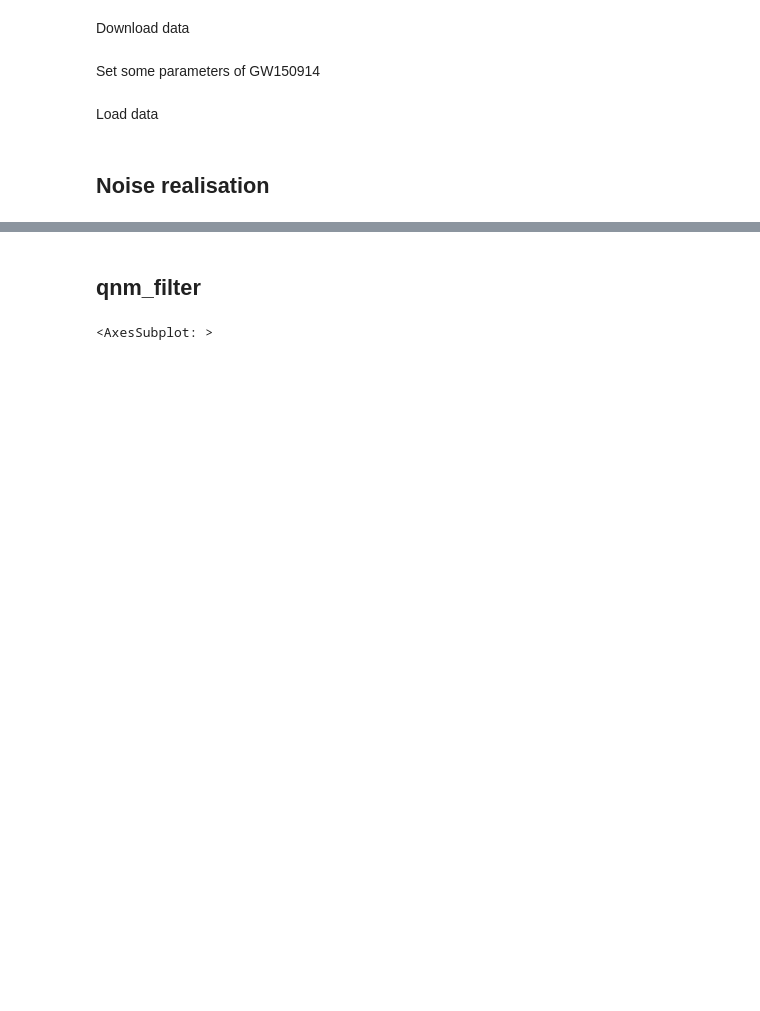
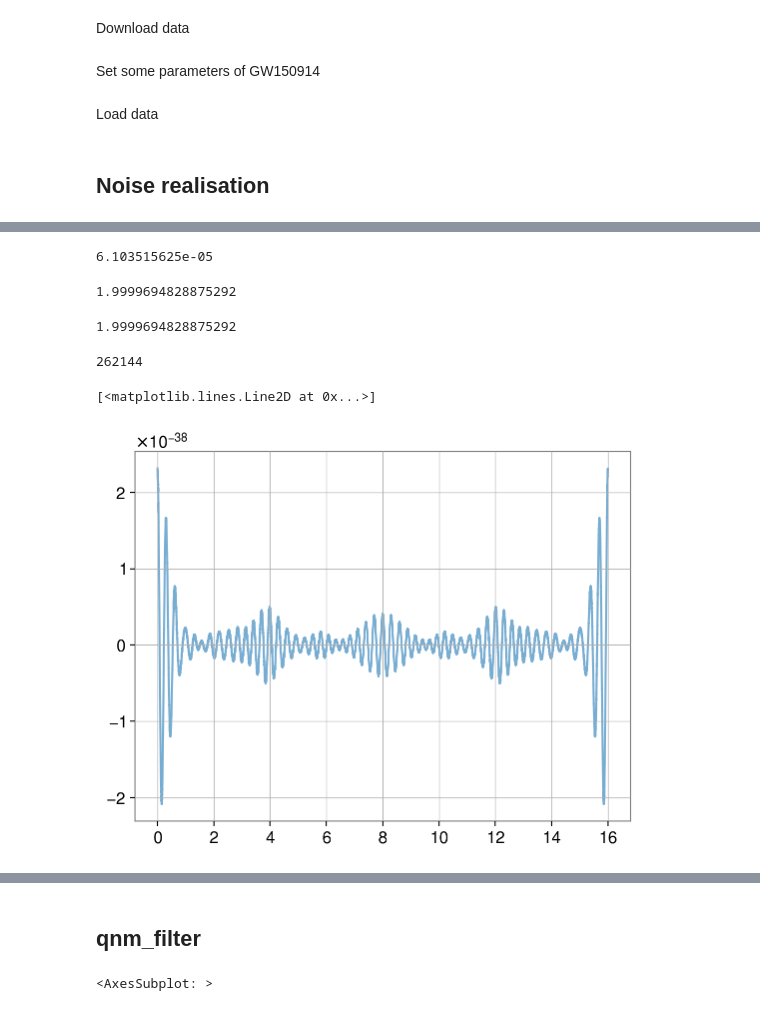
Before and after one commit to Lu-Neil/qnm_filter, a Jupyter notebook: code_demo/BF_hist/GW150914-like/GW150914-like noise-Copy1.ipynb, the cells around one changed output, grey strips where cells are left out. Cells and saved outputs as stored; diff of their text form; code cells hidden in the pictures; blank space fills up the shorter version.

```diff
--- a/code_demo/BF_hist/GW150914-like/GW150914-like noise-Copy1.ipynb
+++ b/code_demo/BF_hist/GW150914-like/GW150914-like noise-Copy1.ipynb
@@ -61 +79,23 @@ pl.loglog(realisation_freq, realisation_psd)
+# %%
+delta_t
+# %% [output]
+6.103515625e-05
+# %%
+len(realisation_acf) / len(realisation_psd)
+# %% [output]
+1.9999694828875292
+# %%
+len(np.fft.irfft(realisation_psd)) / len(realisation_psd)
+# %% [output]
+1.9999694828875292
+# %%
+len(time)
+# %% [output]
+262144
+# %%
+data_acf = 0.5*np.fft.irfft(data_psd.value, duration*fsamp) / delta_t
+pl.plot(delta_t*np.arange(len(data_acf)), data_acf, alpha=0.6)
+# %% [output]
+[<matplotlib.lines.Line2D at 0x...>]
+[figure, added]
 # %%
```
Also changed, not shown: parts of 11 cells of this notebook, 9 other files.
